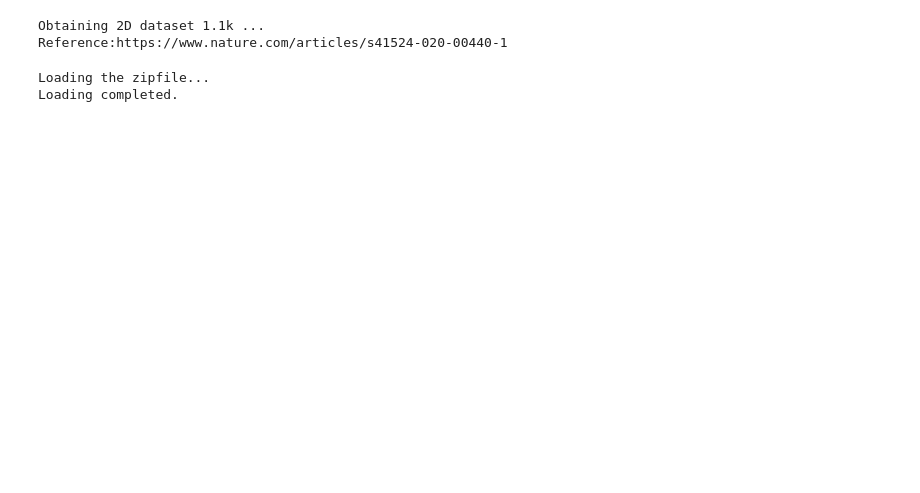
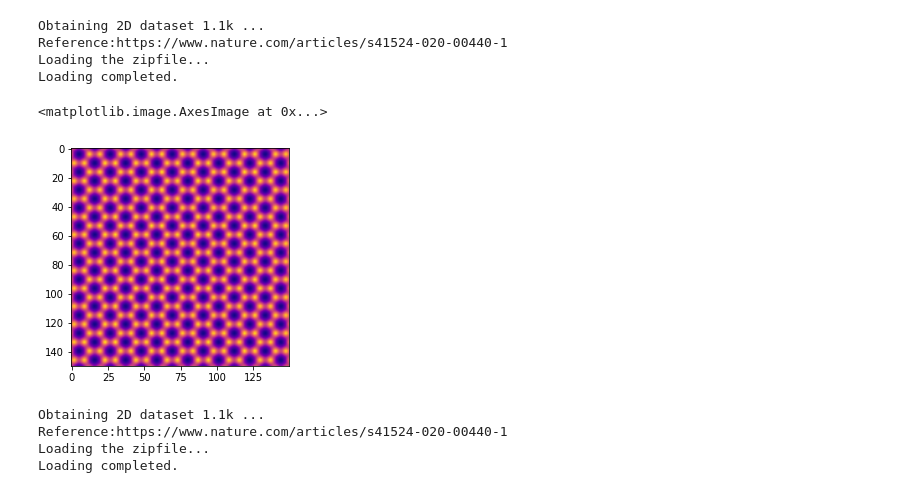
Before and after one commit to JARVIS-Materials-Design/jarvis-tools-notebooks, a Jupyter notebook: jarvis-tools-notebooks/JARVIS_STEM_2D.ipynb, the cells around one changed output. Saved outputs shown, nothing was run; the diff lists cells and outputs as text; code cells hidden in the pictures; blank space fills up the shorter version.

```diff
--- a/jarvis-tools-notebooks/JARVIS_STEM_2D.ipynb
+++ b/jarvis-tools-notebooks/JARVIS_STEM_2D.ipynb
@@ -23,3 +23,29 @@ Successfully installed jarvis-tools-2021.10.3 nglview-3.0.3 spglib-1.16.2 xmltod
+# %%
+
+import matplotlib.pyplot as plt
+import os, glob
+from jarvis.analysis.stem.convolution_apprx import STEMConv
+from jarvis.db.figshare import data, get_jid_data
+import matplotlib.pyplot as plt
+from jarvis.core.atoms import Atoms, ase_to_atoms, get_supercell_dims
+from jarvis.core.lattice import get_2d_lattice
+%matplotlib inline
+#plt.switch_backend("agg")
+
+#graphene
+a = Atoms.from_dict(get_jid_data("JVASP-667")["atoms"])
+p = STEMConv(atoms=a,output_size=[150,150]).simulate_surface(a)
+
+plt.imshow(p[0], interpolation="gaussian", cmap="plasma")
+# plt.savefig("stem_example.png")
+# plt.close()
+# %% [output]
+Obtaining 2D dataset 1.1k ...
+Reference:https://www.nature.com/articles/s41524-020-00440-1
+Loading the zipfile...
+Loading completed.
+<matplotlib.image.AxesImage at 0x...>
+[figure, added]
 # %%
 from jarvis.core.atoms import crop_square
 import matplotlib.pyplot as plt
@@ -35,25 +61,15 @@ from collections import defaultdict
 #plt.switch_backend("agg")
 
 
-dft_2d = data("dft_2d")
-jid = 'JVASP-667'
-for i in dft_2d:
-  if i['jid']==jid:
-    a = Atoms.from_dict(i["atoms"])
-    jid = i["jid"]
-    dims = get_supercell_dims(atoms=a, enforce_c_size=50)
-    s = a.make_supercell_matrix(dims)
-    c = crop_square(s, csize=20)
-    p = STEMConv(atoms=c, output_size=[200, 200]).simulate_surface()
-    plt.imshow(p[50:150, 50:150], interpolation="gaussian", cmap="gray")
-    plt.tight_layout()
-    plt.axis("off")
-    filename = jid + ".jpg"
-    plt.savefig(filename)
-    plt.close()
-    break
+a = Atoms.from_dict(get_jid_data("JVASP-667")["atoms"])
+
+p = STEMConv(atoms=a,output_size=[150,150]).simulate_surface(a)
+
+plt.imshow(p[0], interpolation="gaussian", cmap="plasma")
+plt.savefig("stem_example.png")
+plt.close()
 # %% [output]
 Obtaining 2D dataset 1.1k ...
 Reference:https://www.nature.com/articles/s41524-020-00440-1
+Loading the zipfile...
+Loading completed.
-Loading the zipfile...
-Loading completed.
```
Also changed, not shown: parts of 6 cells of this notebook.
